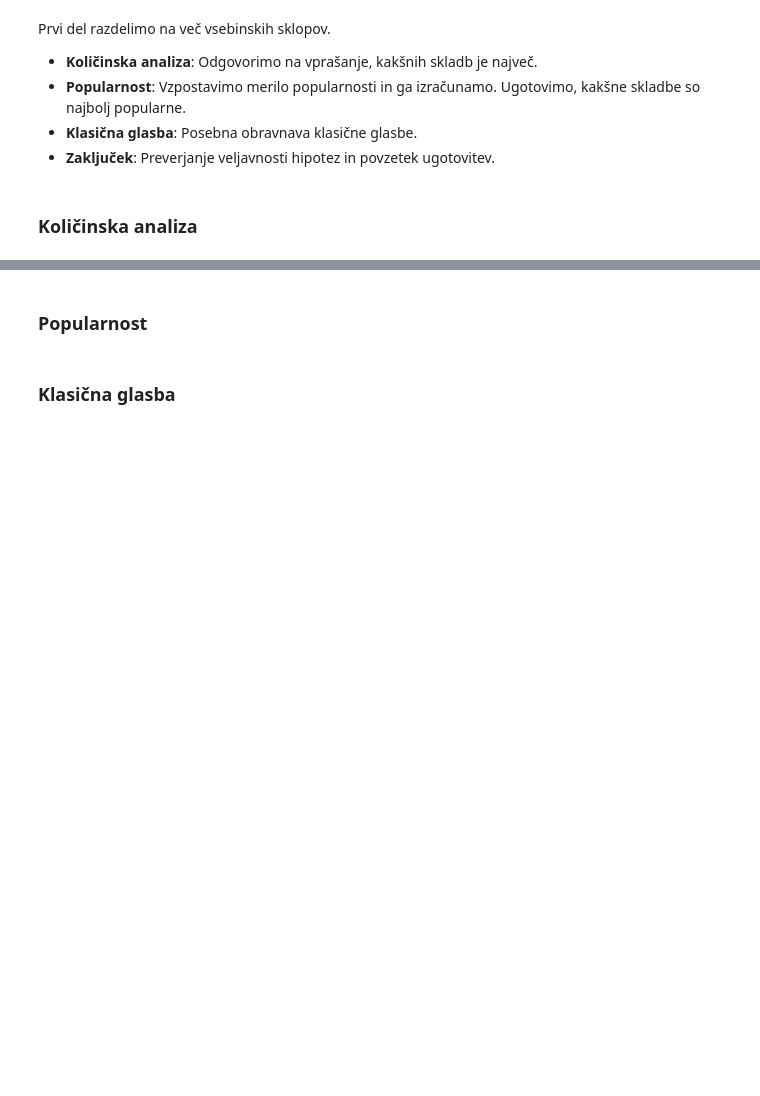
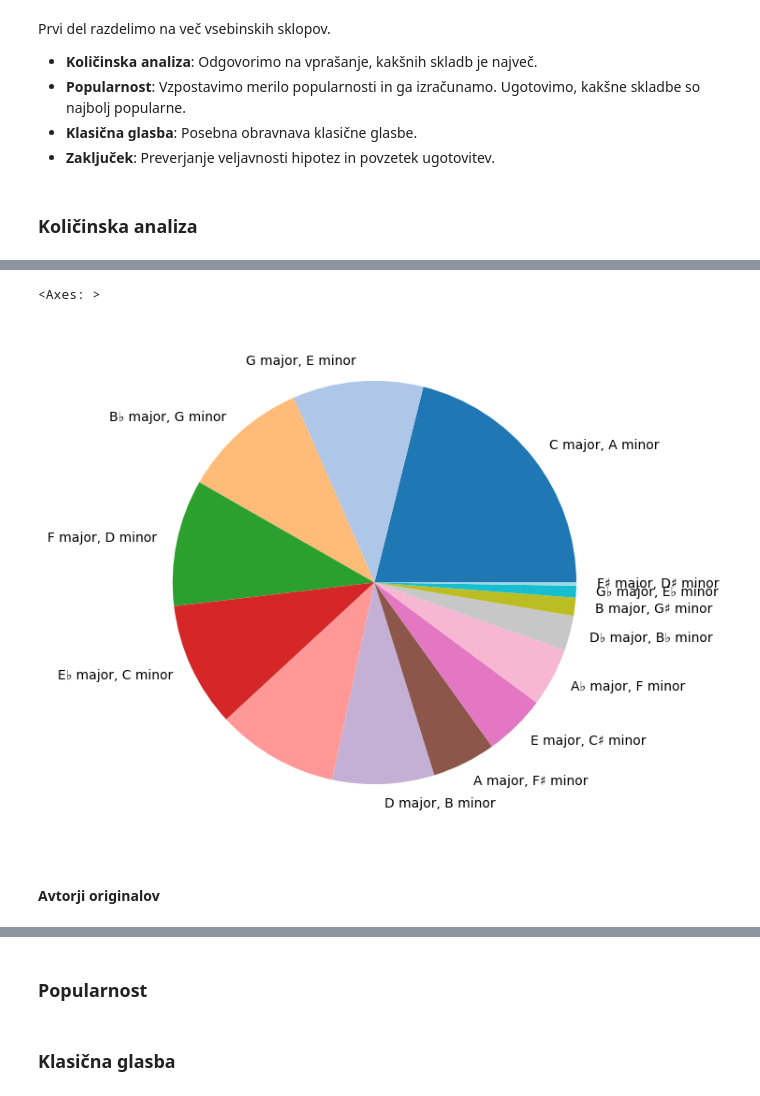
Before and after one commit to klara-stantic/Prog1-projektna, a Jupyter notebook: analiza_podatkov.ipynb, the cells around one changed output, grey strips where cells are left out. Cells and saved outputs as stored; diff of their text form; code cells hidden in the pictures; blank space fills up the shorter version.

```diff
--- a/analiza_podatkov.ipynb
+++ b/analiza_podatkov.ipynb
@@ -177,0 +309,8 @@ Prvi del razdelimo na več vsebinskih sklopov.
+# %%
+# Za vsak par vzporednih durov in molov preštejemo pripadajoče vnose ter jih ustrezno razvrstimo
+key_frequency = music.groupby("key").size().sort_values(ascending=False)
+
+# Popravimo indekse
+key_frequency = key_frequency.reset_index(name='frequency')
+
+key_frequency
@@ -177,0 +327,8 @@ Prvi del razdelimo na več vsebinskih sklopov.
+# %%
+# Podatki za grafični prikaz
+key_frequency.plot.pie(y="frequency", figsize=(7, 7), ylabel="", labels=key_frequency["key"],legend = None, colormap='tab20')
+# %% [output]
+<Axes: >
+[figure, added]
+# %% [markdown]
+#### Avtorji originalov
```
Also changed, not shown: parts of 33 cells of this notebook.
